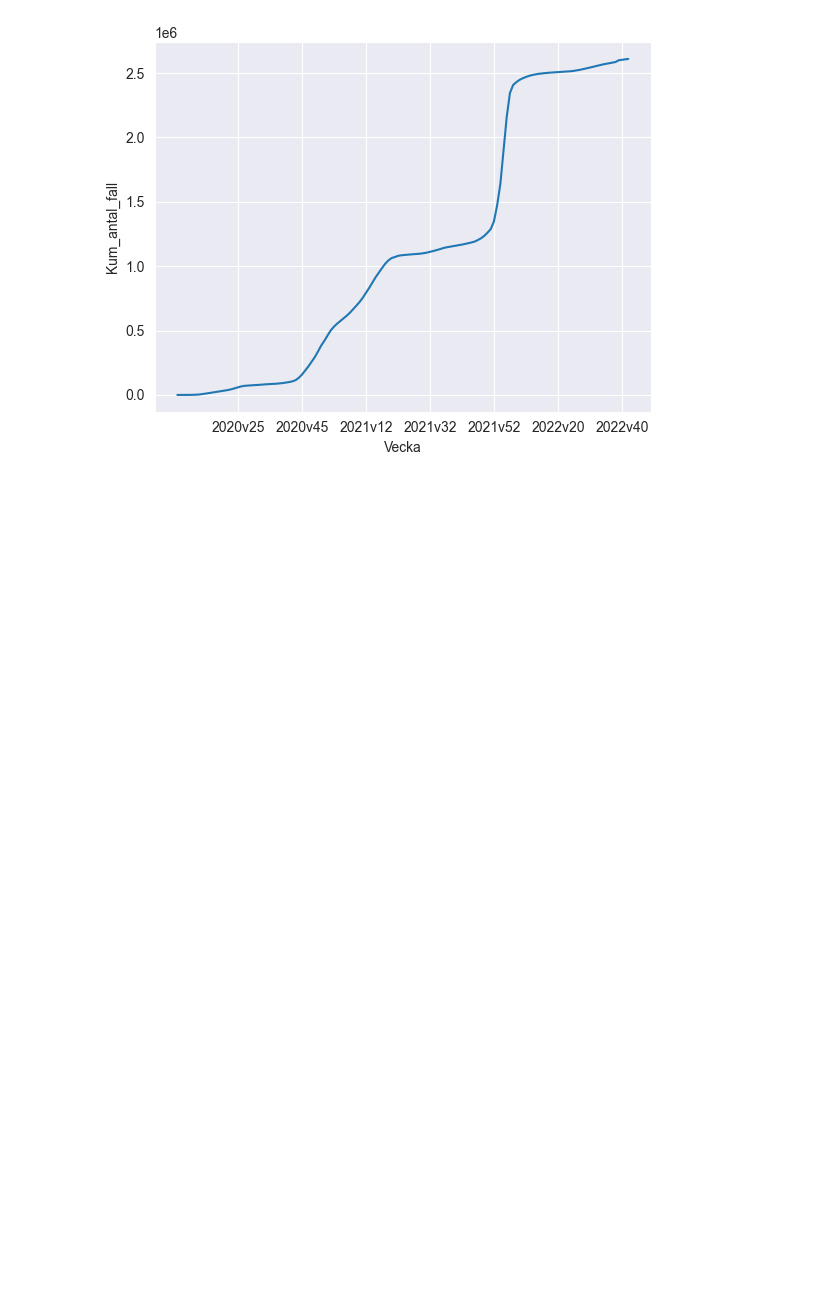
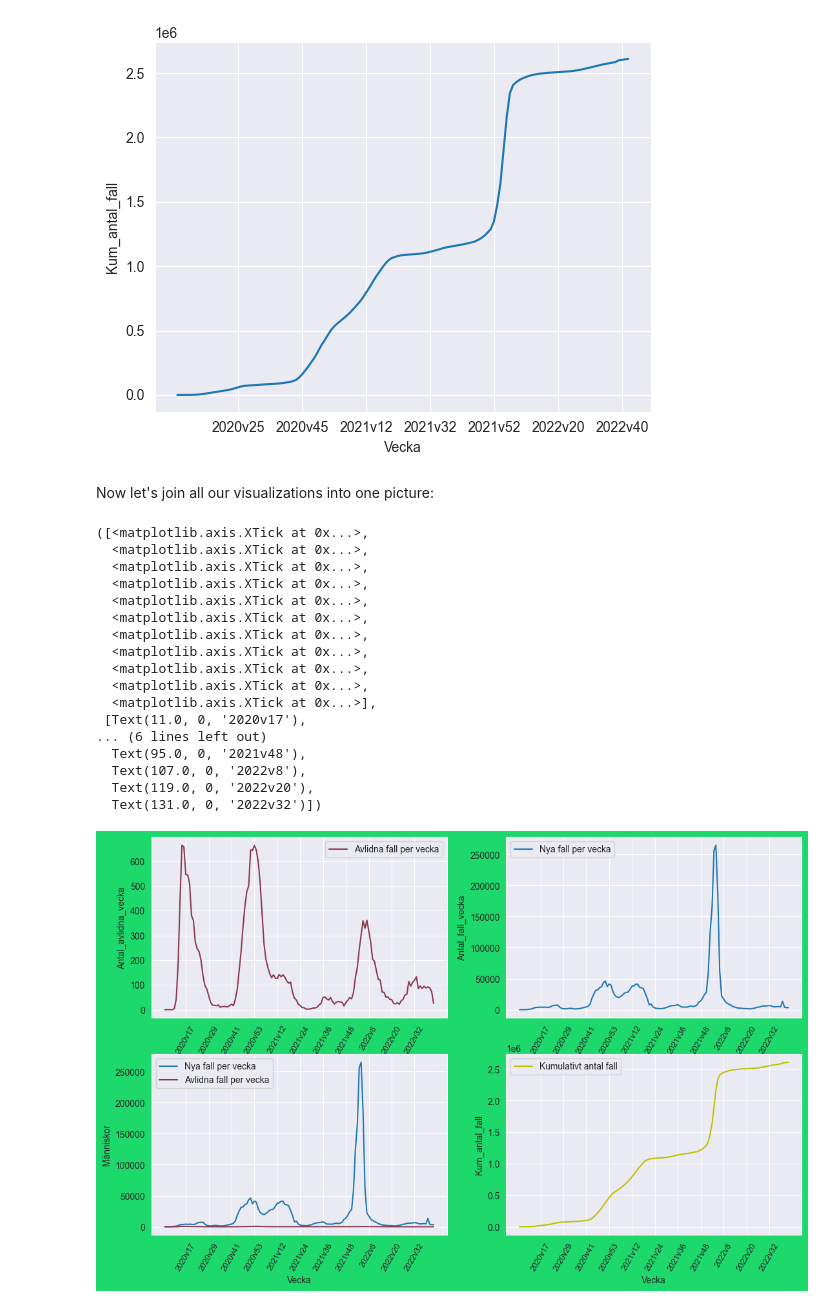
Before and after one commit to MaryKavalion/Data_Processing-Mary-Kavalionak, a Jupyter notebook: Lab-Covid19/Part 1. Warming_up_COVID19data.ipynb, the cells around one changed output. Saved outputs shown, nothing was run; the diff lists cells and outputs as text; code cells hidden in the pictures; blank space fills up the shorter version.

Commit message:
Added 2x2 graph modified:   Lab-Covid19/Part 1. Warming_up_COVID19data.ipynb new file:   Lab-Covid19/Visualizations/Seaborn 2x2.png

```diff
--- a/Lab-Covid19/Part 1. Warming_up_COVID19data.ipynb
+++ b/Lab-Covid19/Part 1. Warming_up_COVID19data.ipynb
@@ -244,3 +204,46 @@ plt.xticks(weeks_ticks)
   Text(119.0, 0, '2022v20'),
   Text(139.0, 0, '2022v40')])
 [figure]
+# %% [markdown]
+Now let's join all our visualizations into one picture:
+# %%
+sns.set_style('darkgrid')
+plt.figure(figsize = (13,8), facecolor = '#1DD96B')
+more_weeks_ticks = make_ticks(weeks, 12)
+
+plt.subplot(2, 2, 1)
+sns.lineplot(x = 'Vecka', y = 'Antal_avlidna_vecka', data = covid_data_weekly, label = 'Avlidna fall per vecka', color = '#8A394D')
+plt.xticks(more_weeks_ticks, fontsize=9, rotation = 60)
+
+plt.subplot(2, 2, 2)
+sns.lineplot(x = 'Vecka', y = 'Antal_fall_vecka', data = covid_data_weekly, label = 'Nya fall per vecka')
+plt.xticks(more_weeks_ticks, fontsize=9, rotation = 60)
+
+plt.subplot(2,2,3)
+sns.lineplot(x = 'Vecka', y = 'Antal_fall_vecka', data = covid_data_weekly, label = 'Nya fall per vecka')
+sns.lineplot(x = 'Vecka', y = 'Antal_avlidna_vecka', data = covid_data_weekly, label = 'Avlidna fall per vecka', color = '#8A394D')
+plt.ylabel("Människor")
+plt.xticks(more_weeks_ticks, fontsize=9, rotation = 60)
+
+plt.subplot(2,2,4)
+sns.lineplot(x = 'Vecka', y = 'Kum_antal_fall', data = covid_data_weekly, label = 'Kumulativt antal fall', color = 'y')
+plt.xticks(more_weeks_ticks, fontsize=9, rotation = 60)
+# %% [output]
+([<matplotlib.axis.XTick at 0x...>,
+  <matplotlib.axis.XTick at 0x...>,
+  <matplotlib.axis.XTick at 0x...>,
+  <matplotlib.axis.XTick at 0x...>,
+  <matplotlib.axis.XTick at 0x...>,
+  <matplotlib.axis.XTick at 0x...>,
+  <matplotlib.axis.XTick at 0x...>,
+  <matplotlib.axis.XTick at 0x...>,
+  <matplotlib.axis.XTick at 0x...>,
+  <matplotlib.axis.XTick at 0x...>,
+  <matplotlib.axis.XTick at 0x...>],
+ [Text(11.0, 0, '2020v17'),
+... (6 lines left out)
+  Text(95.0, 0, '2021v48'),
+  Text(107.0, 0, '2022v8'),
+  Text(119.0, 0, '2022v20'),
+  Text(131.0, 0, '2022v32')])
+[figure, added]
```
Also changed, not shown: parts of 4 cells of this notebook, 5 other files.
